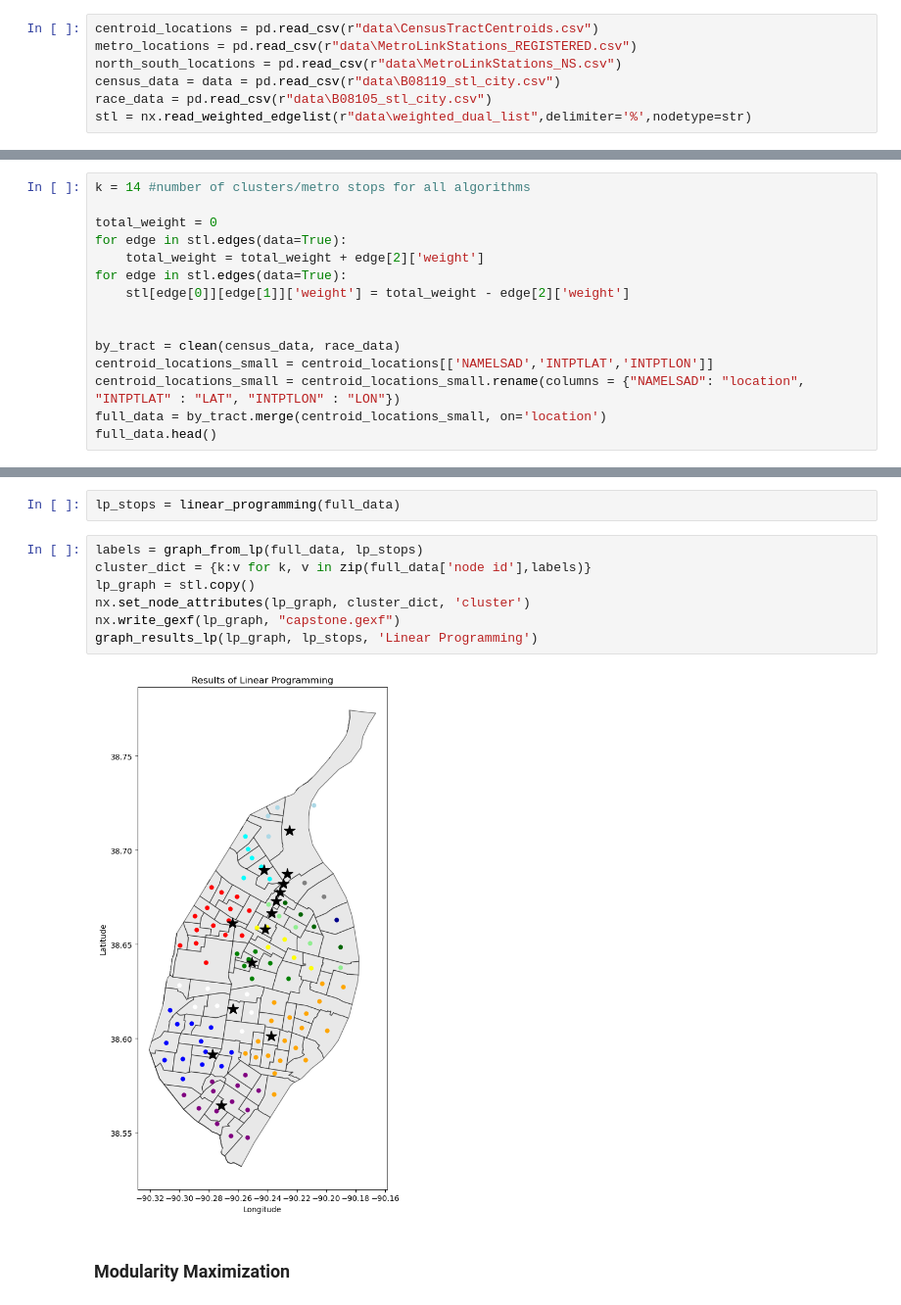
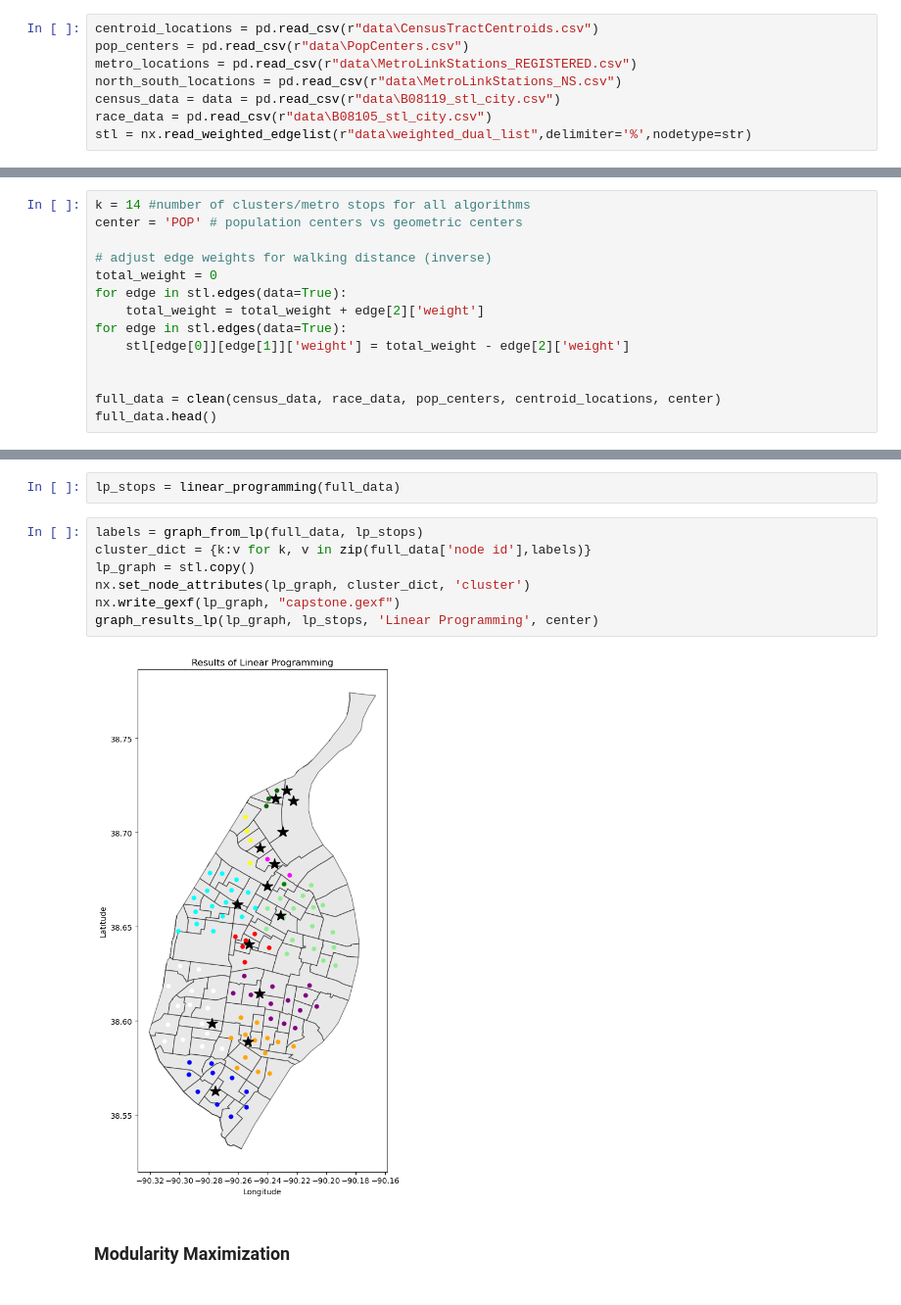
Before and after one commit to juliatompkins/trio-capstone, a Jupyter notebook: algorithms code/All Methods Compared.ipynb, the cells around one changed output, grey strips where cells are left out. Shown at 98% size. Drawn from its saved outputs; the diff is of its cells as text.

Commit message:
POP CENTERS YAY

```diff
--- a/algorithms code/All Methods Compared.ipynb
+++ b/algorithms code/All Methods Compared.ipynb
@@ -23,6 +23,7 @@ import matplotlib.image as mpimg
 ### Import all necessary data
 # %%
 centroid_locations = pd.read_csv(r"data\CensusTractCentroids.csv")
+pop_centers = pd.read_csv(r"data\PopCenters.csv")
 metro_locations = pd.read_csv(r"data\MetroLinkStations_REGISTERED.csv")
 north_south_locations = pd.read_csv(r"data\MetroLinkStations_NS.csv")
 census_data = data = pd.read_csv(r"data\B08119_stl_city.csv")
@@ -32,7 +33,9 @@ stl = nx.read_weighted_edgelist(r"data\weighted_dual_list",delimiter='%',nodetyp
 ### Clean the data and set constants
 # %%
 k = 14 #number of clusters/metro stops for all algorithms
+center = 'POP' # population centers vs geometric centers
 
+# adjust edge weights for walking distance (inverse)
 total_weight = 0
 for edge in stl.edges(data=True):
     total_weight = total_weight + edge[2]['weight']
@@ -40,9 +43,6 @@ for edge in stl.edges(data=True):
     stl[edge[0]][edge[1]]['weight'] = total_weight - edge[2]['weight']
 
 
-by_tract = clean(census_data, race_data)
-centroid_locations_small = centroid_locations[['NAMELSAD','INTPTLAT','INTPTLON']]
-centroid_locations_small = centroid_locations_small.rename(columns = {"NAMELSAD": "location", "INTPTLAT" : "LAT", "INTPTLON" : "LON"})
-full_data = by_tract.merge(centroid_locations_small, on='location')
+full_data = clean(census_data, race_data, pop_centers, centroid_locations, center)
 full_data.head()
 # %% [output]
@@ -76,12 +83,12 @@ lp_stops = linear_programming(full_data)
 # %%
 labels = graph_from_lp(full_data, lp_stops)
 cluster_dict = {k:v for k, v in zip(full_data['node id'],labels)}
 lp_graph = stl.copy()
 nx.set_node_attributes(lp_graph, cluster_dict, 'cluster')
 nx.write_gexf(lp_graph, "capstone.gexf")
-graph_results_lp(lp_graph, lp_stops, 'Linear Programming')
+graph_results_lp(lp_graph, lp_stops, 'Linear Programming', center)
 # %% [output]
-[figure, old version]
+[figure, new version]
 # %% [markdown]
 ### Modularity Maximization
 # %%
```
Also changed, not shown: parts of 6 cells of this notebook, 29 other files.
